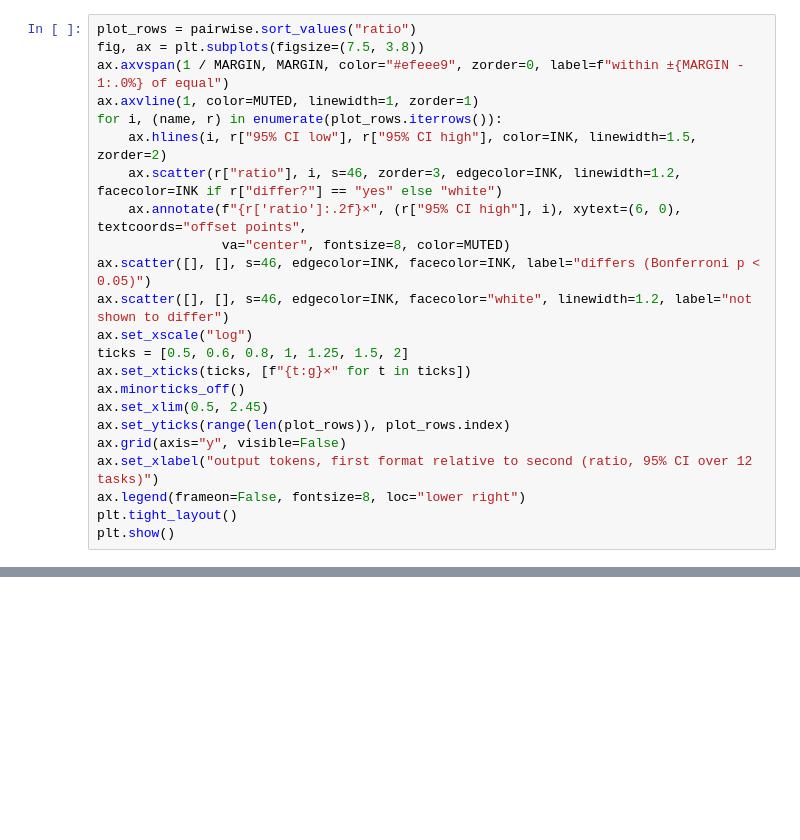
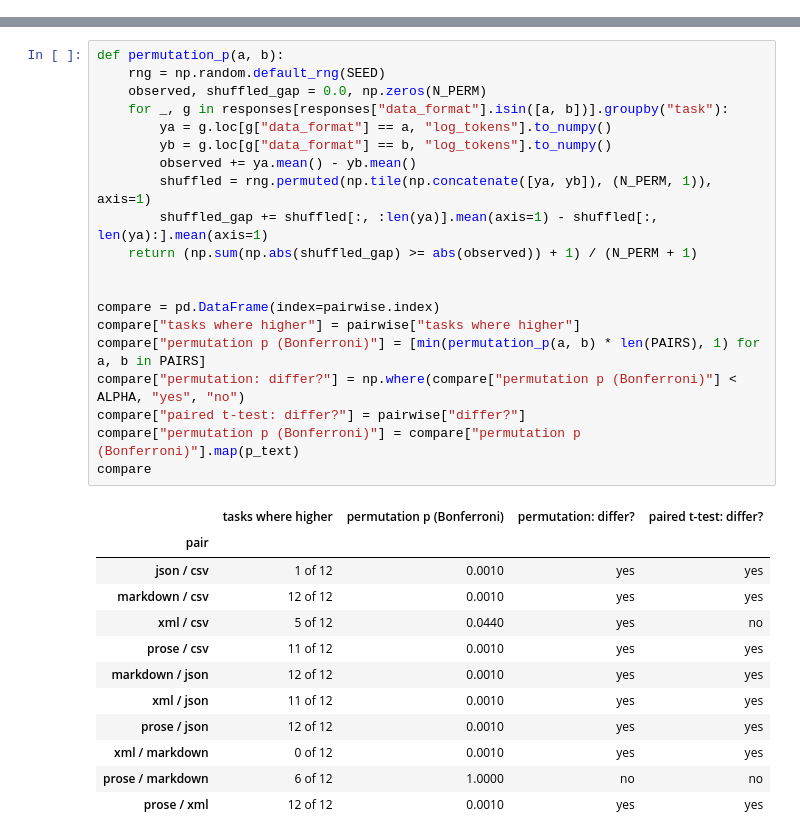
Before and after one commit to dodozai11/DSC180-proposal, a Jupyter notebook: notebooks/test4_stats.ipynb, the cells around one changed output, grey strips where cells are left out. Cells and saved outputs as stored; diff of their text form; blank space fills up the shorter version.

```diff
--- a/notebooks/test4_stats.ipynb
+++ b/notebooks/test4_stats.ipynb
@@ -508,23 +0,0 @@ show(pairwise, p_columns=["p", "p (Bonferroni)"], digits=3)
-# %%
-plot_rows = pairwise.sort_values("ratio")
-fig, ax = plt.subplots(figsize=(7.5, 3.8))
-ax.axvspan(1 / MARGIN, MARGIN, color="#efeee9", zorder=0, label=f"within ±{MARGIN - 1:.0%} of equal")
-ax.axvline(1, color=MUTED, linewidth=1, zorder=1)
-for i, (name, r) in enumerate(plot_rows.iterrows()):
-    ax.hlines(i, r["95% CI low"], r["95% CI high"], color=INK, linewidth=1.5, zorder=2)
-    ax.scatter(r["ratio"], i, s=46, zorder=3, edgecolor=INK, linewidth=1.2, facecolor=INK if r["differ?"] == "yes" else "white")
-    ax.annotate(f"{r['ratio']:.2f}×", (r["95% CI high"], i), xytext=(6, 0), textcoords="offset points",
-                va="center", fontsize=8, color=MUTED)
-ax.scatter([], [], s=46, edgecolor=INK, facecolor=INK, label="differs (Bonferroni p < 0.05)")
-ax.scatter([], [], s=46, edgecolor=INK, facecolor="white", linewidth=1.2, label="not shown to differ")
-ax.set_xscale("log")
-ticks = [0.5, 0.6, 0.8, 1, 1.25, 1.5, 2]
-ax.set_xticks(ticks, [f"{t:g}×" for t in ticks])
-ax.minorticks_off()
-ax.set_xlim(0.5, 2.45)
-ax.set_yticks(range(len(plot_rows)), plot_rows.index)
-ax.grid(axis="y", visible=False)
-ax.set_xlabel("output tokens, first format relative to second (ratio, 95% CI over 12 tasks)")
-ax.legend(frameon=False, fontsize=8, loc="lower right")
-plt.tight_layout()
-plt.show()
@@ -963,0 +199,33 @@ say(
+# %%
+def permutation_p(a, b):
+    rng = np.random.default_rng(SEED)
+    observed, shuffled_gap = 0.0, np.zeros(N_PERM)
+    for _, g in responses[responses["data_format"].isin([a, b])].groupby("task"):
+        ya = g.loc[g["data_format"] == a, "log_tokens"].to_numpy()
+        yb = g.loc[g["data_format"] == b, "log_tokens"].to_numpy()
+        observed += ya.mean() - yb.mean()
+        shuffled = rng.permuted(np.tile(np.concatenate([ya, yb]), (N_PERM, 1)), axis=1)
+        shuffled_gap += shuffled[:, :len(ya)].mean(axis=1) - shuffled[:, len(ya):].mean(axis=1)
+    return (np.sum(np.abs(shuffled_gap) >= abs(observed)) + 1) / (N_PERM + 1)
+
+
+compare = pd.DataFrame(index=pairwise.index)
+compare["tasks where higher"] = pairwise["tasks where higher"]
+compare["permutation p (Bonferroni)"] = [min(permutation_p(a, b) * len(PAIRS), 1) for a, b in PAIRS]
+compare["permutation: differ?"] = np.where(compare["permutation p (Bonferroni)"] < ALPHA, "yes", "no")
+compare["paired t-test: differ?"] = pairwise["differ?"]
+compare["permutation p (Bonferroni)"] = compare["permutation p (Bonferroni)"].map(p_text)
+compare
+# %% [output]
+|  | tasks where higher | permutation p (Bonferroni) | permutation: differ? | paired t-test: differ? |
+| pair |  |  |  |  |
+| json / csv | 1 of 12 | 0.0010 | yes | yes |
+| markdown / csv | 12 of 12 | 0.0010 | yes | yes |
+| xml / csv | 5 of 12 | 0.0440 | yes | no |
+| prose / csv | 11 of 12 | 0.0010 | yes | yes |
+| markdown / json | 12 of 12 | 0.0010 | yes | yes |
+| xml / json | 11 of 12 | 0.0010 | yes | yes |
+| prose / json | 12 of 12 | 0.0010 | yes | yes |
+| xml / markdown | 0 of 12 | 0.0010 | yes | yes |
+| prose / markdown | 6 of 12 | 1.0000 | no | no |
+| prose / xml | 12 of 12 | 0.0010 | yes | yes |
```
Also changed, not shown: parts of 71 cells of this notebook, 2 other files.
